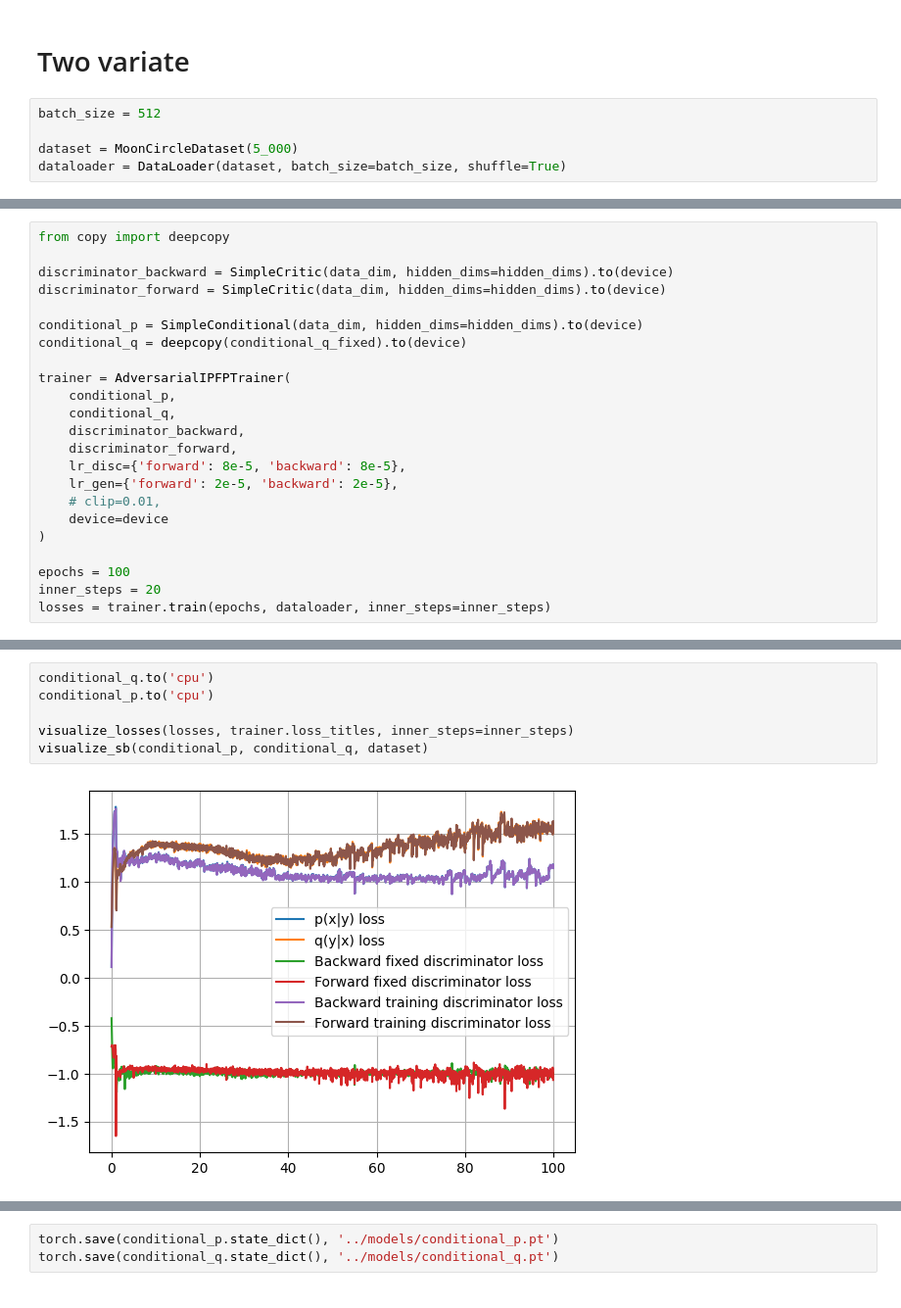
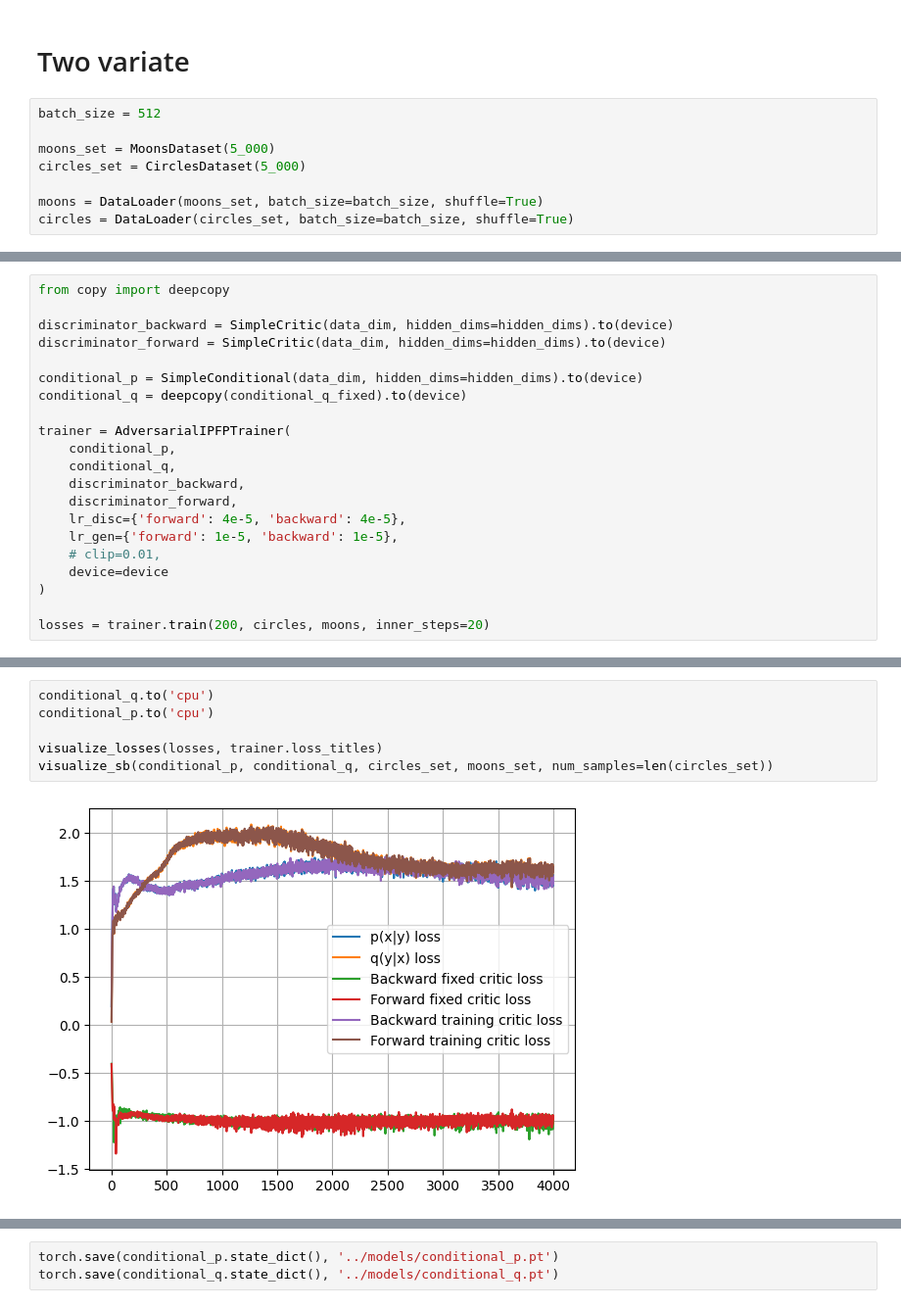
Before and after one commit to gregkseno/masters-thesis, a Jupyter notebook: code/adversarial_ipfp.ipynb, the cells around one changed output, grey strips where cells are left out. Shown at 98% size. Drawn from its saved outputs; the diff is of its cells as text.

```diff
--- a/code/adversarial_ipfp.ipynb
+++ b/code/adversarial_ipfp.ipynb
@@ -322,8 +306,11 @@ visualize_sb(conditional_p, conditional_q, dataset, num_samples=len(dataset))
 # %%
 batch_size = 512
 
-dataset = MoonCircleDataset(5_000)
-dataloader = DataLoader(dataset, batch_size=batch_size, shuffle=True)
+moons_set = MoonsDataset(5_000)
+circles_set = CirclesDataset(5_000)
+
+moons = DataLoader(moons_set, batch_size=batch_size, shuffle=True)
+circles = DataLoader(circles_set, batch_size=batch_size, shuffle=True)
 # %%
 # Models parameters
 data_dim = 2
@@ -421,14 +408,12 @@ trainer = AdversarialIPFPTrainer(
     conditional_q,
     discriminator_backward,
     discriminator_forward,
-    lr_disc={'forward': 8e-5, 'backward': 8e-5},
-    lr_gen={'forward': 2e-5, 'backward': 2e-5},
+    lr_disc={'forward': 4e-5, 'backward': 4e-5},
+    lr_gen={'forward': 1e-5, 'backward': 1e-5},
     # clip=0.01,
     device=device
 )
 
-epochs = 100
-inner_steps = 20
-losses = trainer.train(epochs, dataloader, inner_steps=inner_steps)
+losses = trainer.train(200, circles, moons, inner_steps=20)
 # %% [output]
 ======= Epoch 0 =======
@@ -451,8 +436,8 @@ Forward cond_q: 1.55219, disc_f_fixed: -1.00874, disc_f_training: 1.54722
 # %%
 conditional_q.to('cpu')
 conditional_p.to('cpu')
 
-visualize_losses(losses, trainer.loss_titles, inner_steps=inner_steps)
-visualize_sb(conditional_p, conditional_q, dataset)
+visualize_losses(losses, trainer.loss_titles)
+visualize_sb(conditional_p, conditional_q, circles_set, moons_set, num_samples=len(circles_set))
 # %% [output]
-[figure, old version]
+[figure, new version]
```
Also changed, not shown: parts of 18 cells of this notebook.
